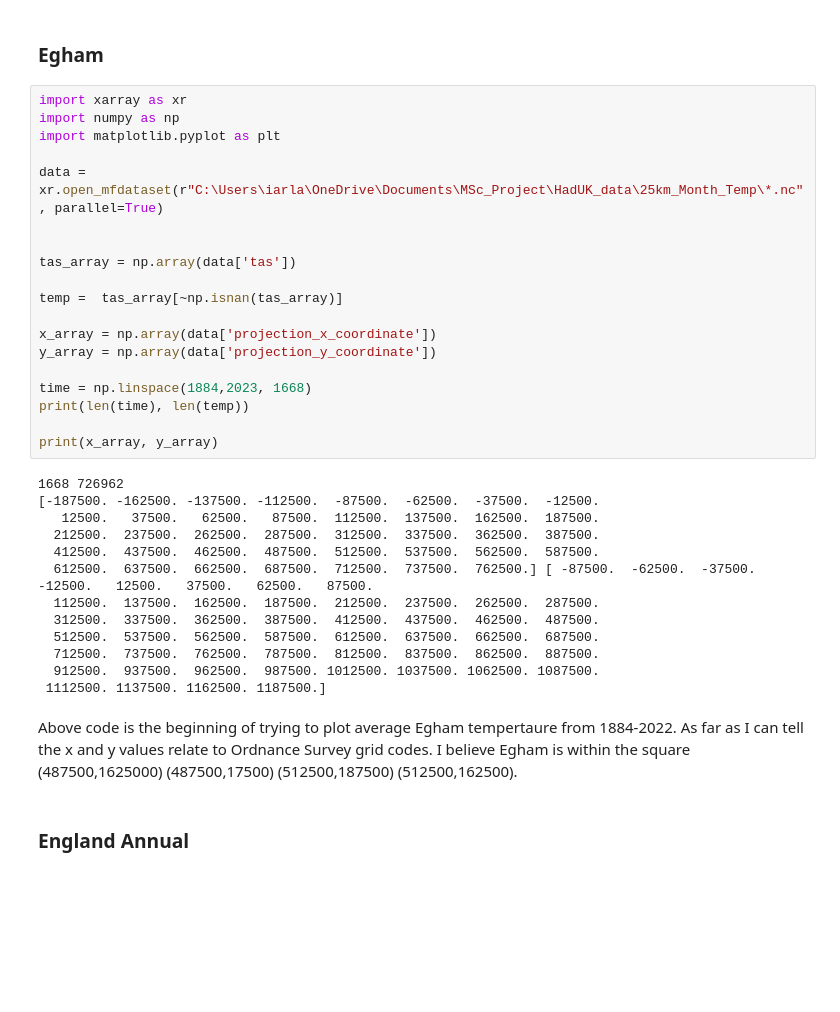
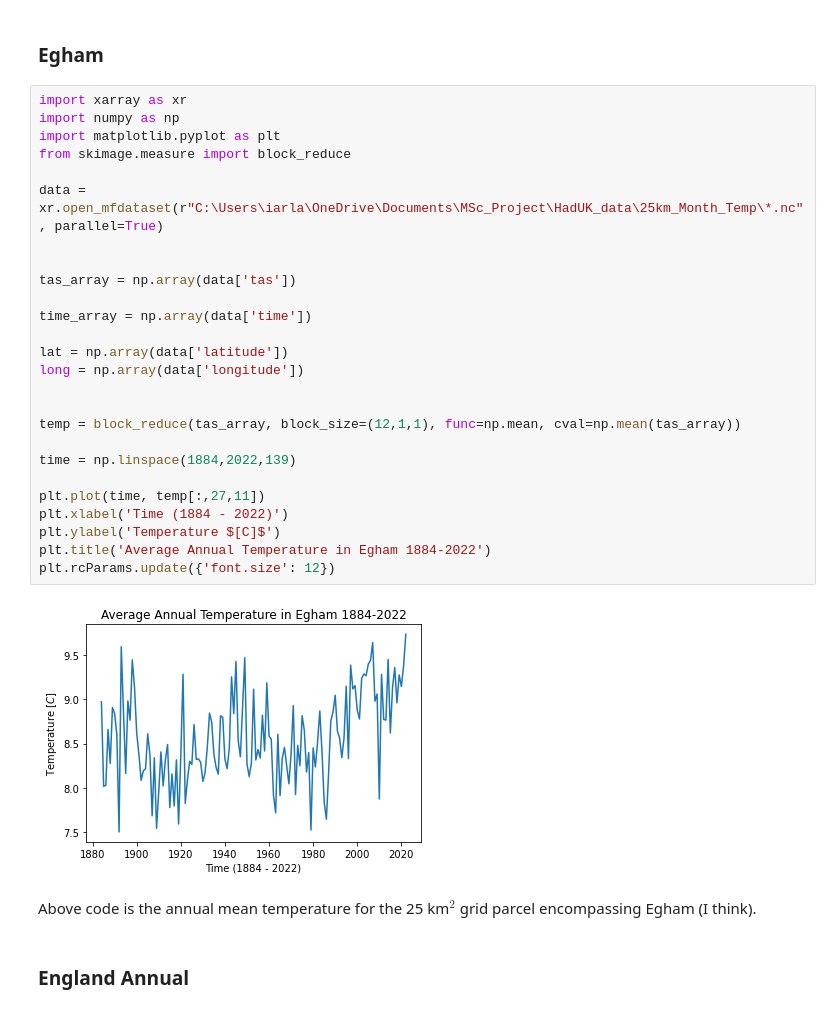
Before and after one commit to Iarla-Boyce/MSc-Project, a Jupyter notebook: 20-10.ipynb, the cells around one changed output. Drawn from its saved outputs; the diff is of its cells as text; blank space fills up the shorter version.

Commit message:
Code for Egham and England climate variables

```diff
--- a/20-10.ipynb
+++ b/20-10.ipynb
@@ -3,37 +3,33 @@
 # %%
 import xarray as xr
 import numpy as np
 import matplotlib.pyplot as plt
+from skimage.measure import block_reduce
 
 data = xr.open_mfdataset(r"C:\Users\iarla\OneDrive\Documents\MSc_Project\HadUK_data\25km_Month_Temp\*.nc", parallel=True)
 
 
 tas_array = np.array(data['tas'])
 
-temp =  tas_array[~np.isnan(tas_array)]
+time_array = np.array(data['time'])
 
-x_array = np.array(data['projection_x_coordinate'])
-y_array = np.array(data['projection_y_coordinate'])
+lat = np.array(data['latitude'])
+long = np.array(data['longitude'])
 
-time = np.linspace(1884,2023, 1668)
-print(len(time), len(temp))
 
-print(x_array, y_array)
+temp = block_reduce(tas_array, block_size=(12,1,1), func=np.mean, cval=np.mean(tas_array))
+
+time = np.linspace(1884,2022,139)
+
+plt.plot(time, temp[:,27,11])
+plt.xlabel('Time (1884 - 2022)')
+plt.ylabel('Temperature $[C]$')
+plt.title('Average Annual Temperature in Egham 1884-2022')
+plt.rcParams.update({'font.size': 12})
 # %% [output]
-1668 726962
-[-187500. -162500. -137500. -112500.  -87500.  -62500.  -37500.  -12500.
-   12500.   37500.   62500.   87500.  112500.  137500.  162500.  187500.
-  212500.  237500.  262500.  287500.  312500.  337500.  362500.  387500.
-  412500.  437500.  462500.  487500.  512500.  537500.  562500.  587500.
-  612500.  637500.  662500.  687500.  712500.  737500.  762500.] [ -87500.  -62500.  -37500.  -12500.   12500.   37500.   62500.   87500.
-  112500.  137500.  162500.  187500.  212500.  237500.  262500.  287500.
-  312500.  337500.  362500.  387500.  412500.  437500.  462500.  487500.
-  512500.  537500.  562500.  587500.  612500.  637500.  662500.  687500.
-  712500.  737500.  762500.  787500.  812500.  837500.  862500.  887500.
-  912500.  937500.  962500.  987500. 1012500. 1037500. 1062500. 1087500.
- 1112500. 1137500. 1162500. 1187500.]
+[figure, added]
 # %% [markdown]
-Above code is the beginning of trying to plot average Egham tempertaure from 1884-2022. As far as I can tell the x and y values relate to Ordnance Survey grid codes. I believe Egham is within the square (487500,1625000) (487500,17500) (512500,187500) (512500,162500).
+Above code is the annual mean temperature for the 25 km$^2$ grid parcel encompassing Egham (I think).
 # %% [markdown]
 ### England Annual
 # %%
```
